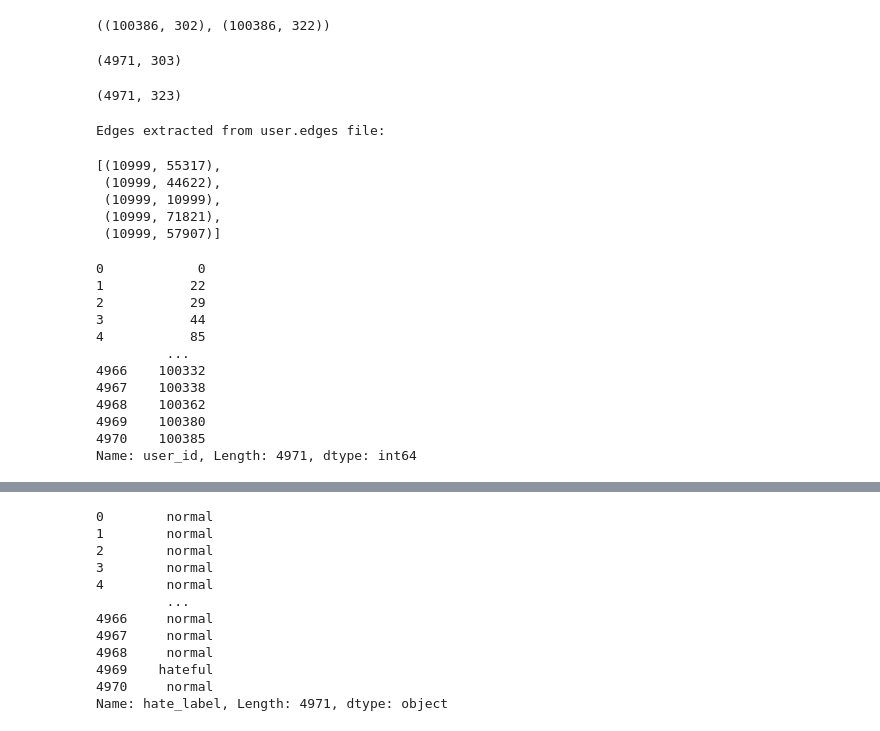
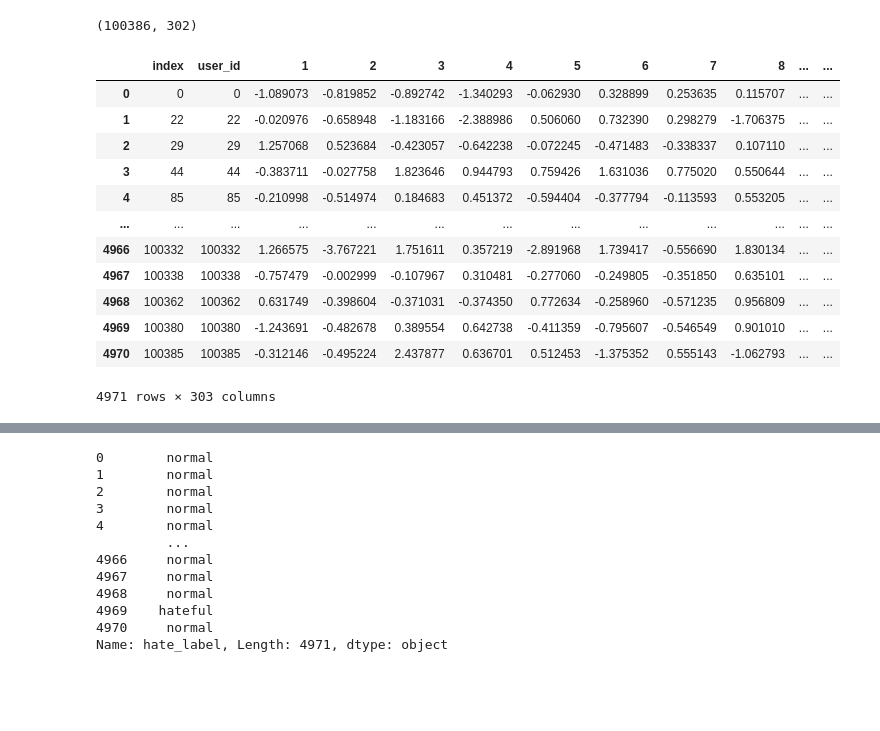
Before and after one commit to hs414171/Major_2024, a Jupyter notebook: gcnn.ipynb, the cells around one changed output, grey strips where cells are left out. Drawn from its saved outputs; the diff is of its cells as text; code cells hidden in the pictures; blank space fills up the shorter version.

```diff
--- a/gcnn.ipynb
+++ b/gcnn.ipynb
@@ -8,6 +6,6 @@ all_data = pd.read_csv(r'C:\Users\hs414\OneDrive\Desktop\Major_2024\data\hate\us
 # %%
-tweet_data.shape,all_data.shape
+tweet_data.shape
 # %% [output]
-((100386, 302), (100386, 322))
+(100386, 302)
 # %%
 tweet_data = tweet_data.rename(columns={0: "user_id", 301: "hate_label"})
@@ -15,46 +12,20 @@ all_data = all_data.rename(columns={0: "user_id", 321: "hate_label"})
 # %%
 tweet_data = tweet_data[tweet_data['hate_label'] != "other"]
 
 tweet_data.reset_index(inplace=True)
 tweet_data.shape
+tweet_data
 # %% [output]
+|  | index | user_id | 1 | 2 | 3 | 4 | 5 | 6 | 7 | 8 | ... | ... |
+| 0 | 0 | 0 | -1.089073 | -0.819852 | -0.892742 | -1.340293 | -0.062930 | 0.328899 | 0.253635 | 0.115707 | ... | ... |
+| 1 | 22 | 22 | -0.020976 | -0.658948 | -1.183166 | -2.388986 | 0.506060 | 0.732390 | 0.298279 | -1.706375 | ... | ... |
+| 2 | 29 | 29 | 1.257068 | 0.523684 | -0.423057 | -0.642238 | -0.072245 | -0.471483 | -0.338337 | 0.107110 | ... | ... |
+| 3 | 44 | 44 | -0.383711 | -0.027758 | 1.823646 | 0.944793 | 0.759426 | 1.631036 | 0.775020 | 0.550644 | ... | ... |
+| 4 | 85 | 85 | -0.210998 | -0.514974 | 0.184683 | 0.451372 | -0.594404 | -0.377794 | -0.113593 | 0.553205 | ... | ... |
+| ... | ... | ... | ... | ... | ... | ... | ... | ... | ... | ... | ... | ... |
+| 4966 | 100332 | 100332 | 1.266575 | -3.767221 | 1.751611 | 0.357219 | -2.891968 | 1.739417 | -0.556690 | 1.830134 | ... | ... |
+| 4967 | 100338 | 100338 | -0.757479 | -0.002999 | -0.107967 | 0.310481 | -0.277060 | -0.249805 | -0.351850 | 0.635101 | ... | ... |
+| 4968 | 100362 | 100362 | 0.631749 | -0.398604 | -0.371031 | -0.374350 | 0.772634 | -0.258960 | -0.571235 | 0.956809 | ... | ... |
+| 4969 | 100380 | 100380 | -1.243691 | -0.482678 | 0.389554 | 0.642738 | -0.411359 | -0.795607 | -0.546549 | 0.901010 | ... | ... |
+| 4970 | 100385 | 100385 | -0.312146 | -0.495224 | 2.437877 | 0.636701 | 0.512453 | -1.375352 | 0.555143 | -1.062793 | ... | ... |
-(4971, 303)
+4971 rows × 303 columns
-# %%
-all_data = all_data[all_data['hate_label'] != "other"]
-all_data.reset_index(inplace=True)
-all_data.shape
-# %% [output]
-(4971, 323)
-# %%
-
-with open(r"C:\Users\hs414\OneDrive\Desktop\Major_2024\data\hate\users.edges", "r") as file:
-    lines = file.readlines()
-    edges = [tuple(map(int, line.strip().split())) for line in lines]
-
-
-print("Edges extracted from user.edges file:")
-edges[:5]
-# %% [output]
-Edges extracted from user.edges file:
-[(10999, 55317),
- (10999, 44622),
- (10999, 10999),
- (10999, 71821),
- (10999, 57907)]
-# %%
-## Removing edges not in our data set
-user_id = tweet_data['user_id']
-user_id
-# %% [output]
-0            0
-1           22
-2           29
-3           44
-4           85
-         ...
-4966    100332
-4967    100338
-4968    100362
-4969    100380
-4970    100385
-Name: user_id, Length: 4971, dtype: int64
```
Also changed, not shown: parts of 36 cells of this notebook, 5 other files.
